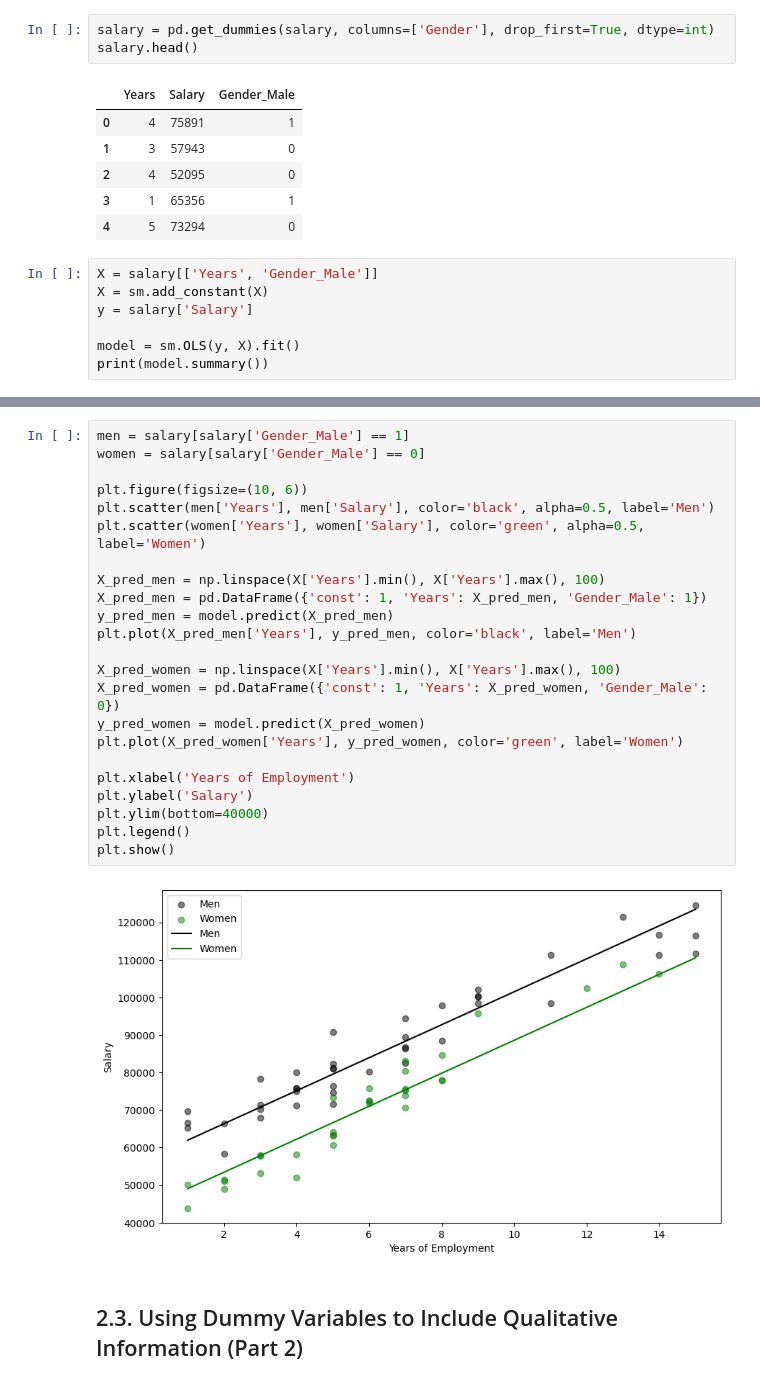
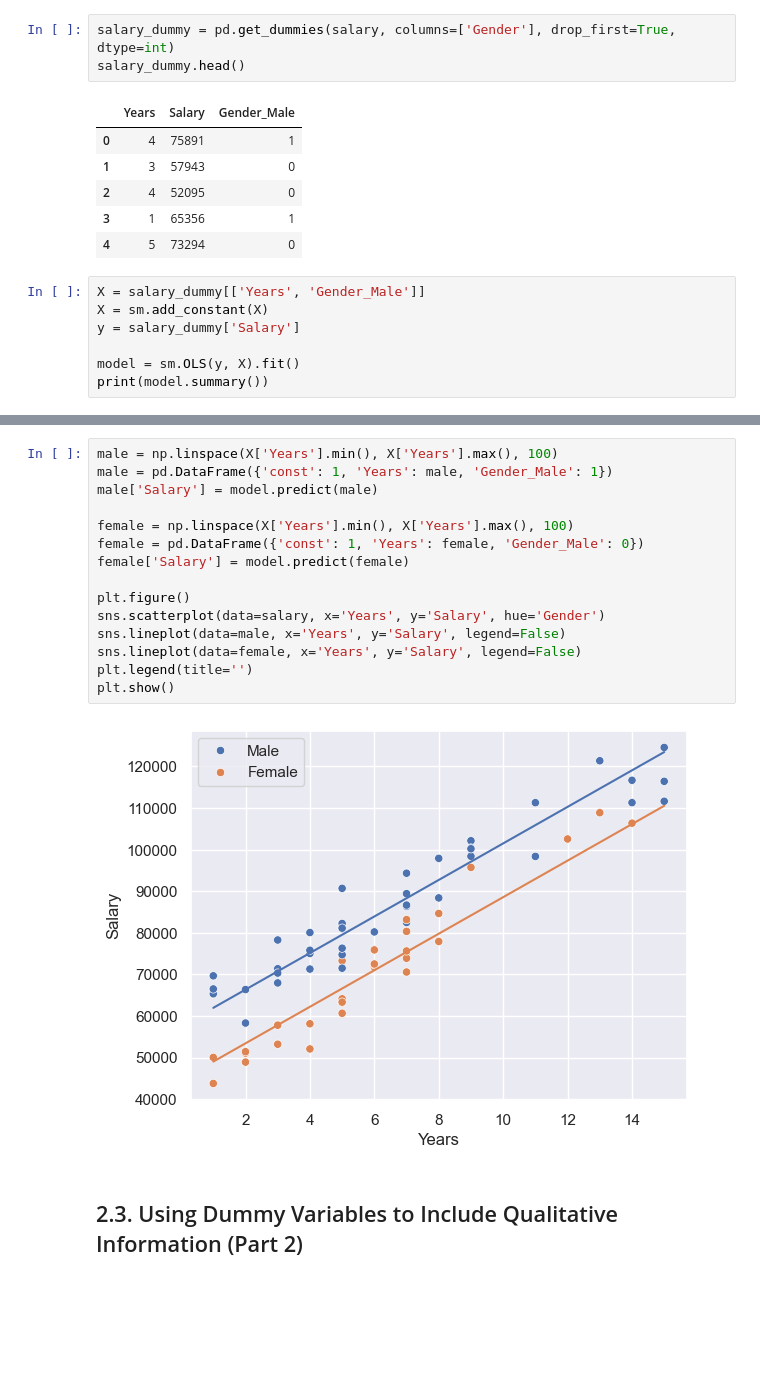
Before and after one commit to wiskim/study_books, a Jupyter notebook: 06_Business_Analytics/01 Regression/Regression.ipynb, the cells around one changed output, grey strips where cells are left out. Cells and saved outputs as stored; diff of their text form; blank space fills up the shorter version.

```diff
--- a/06_Business_Analytics/01 Regression/Regression.ipynb
+++ b/06_Business_Analytics/01 Regression/Regression.ipynb
@@ -156,8 +150,8 @@ salary.head()
 | 3 | Male | 1 | 65356 |
 | 4 | Female | 5 | 73294 |
 # %%
-salary = pd.get_dummies(salary, columns=['Gender'], drop_first=True, dtype=int)
-salary.head()
+salary_dummy = pd.get_dummies(salary, columns=['Gender'], drop_first=True, dtype=int)
+salary_dummy.head()
 # %% [output]
 |  | Years | Salary | Gender_Male |
 | 0 | 4 | 75891 | 1 |
@@ -166,9 +160,9 @@ salary.head()
 | 3 | 1 | 65356 | 1 |
 | 4 | 5 | 73294 | 0 |
 # %%
-X = salary[['Years', 'Gender_Male']]
+X = salary_dummy[['Years', 'Gender_Male']]
 X = sm.add_constant(X)
-y = salary['Salary']
+y = salary_dummy['Salary']
 
 model = sm.OLS(y, X).fit()
 print(model.summary())
@@ -190,31 +184,23 @@ Covariance Type:            nonrobust
 
 Notes:
 [1] Standard Errors assume that the covariance matrix of the errors is correctly specified.
-# %%
-men = salary[salary['Gender_Male'] == 1]
-women = salary[salary['Gender_Male'] == 0]
-
-plt.figure(figsize=(10, 6))
-plt.scatter(men['Years'], men['Salary'], color='black', alpha=0.5, label='Men')
-plt.scatter(women['Years'], women['Salary'], color='green', alpha=0.5, label='Women')
-
-X_pred_men = np.linspace(X['Years'].min(), X['Years'].max(), 100)
-X_pred_men = pd.DataFrame({'const': 1, 'Years': X_pred_men, 'Gender_Male': 1})
-y_pred_men = model.predict(X_pred_men)
-plt.plot(X_pred_men['Years'], y_pred_men, color='black', label='Men')
-
-X_pred_women = np.linspace(X['Years'].min(), X['Years'].max(), 100)
-X_pred_women = pd.DataFrame({'const': 1, 'Years': X_pred_women, 'Gender_Male': 0})
-y_pred_women = model.predict(X_pred_women)
-plt.plot(X_pred_women['Years'], y_pred_women, color='green', label='Women')
-
-plt.xlabel('Years of Employment')
-plt.ylabel('Salary')
-plt.ylim(bottom=40000)
-plt.legend()
-plt.show()
-# %% [output]
-[figure, removed]
+# %%
+male = np.linspace(X['Years'].min(), X['Years'].max(), 100)
+male = pd.DataFrame({'const': 1, 'Years': male, 'Gender_Male': 1})
+male['Salary'] = model.predict(male)
+
+female = np.linspace(X['Years'].min(), X['Years'].max(), 100)
+female = pd.DataFrame({'const': 1, 'Years': female, 'Gender_Male': 0})
+female['Salary'] = model.predict(female)
+
+plt.figure()
+sns.scatterplot(data=salary, x='Years', y='Salary', hue='Gender')
+sns.lineplot(data=male, x='Years', y='Salary', legend=False)
+sns.lineplot(data=female, x='Years', y='Salary', legend=False)
+plt.legend(title='')
+plt.show()
+# %% [output]
+[figure, added]
 # %% [markdown]
 ## 2.3. Using Dummy Variables to Include Qualitative Information (Part 2)
 # %%
```
Also changed, not shown: parts of 11 cells of this notebook.
